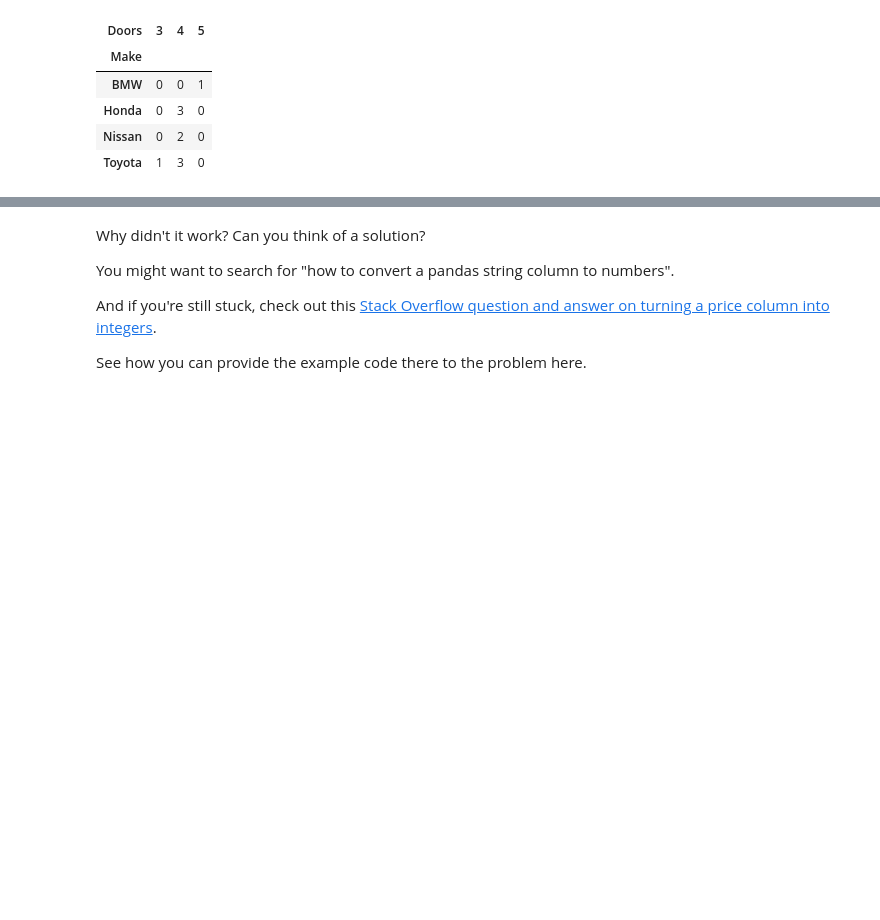
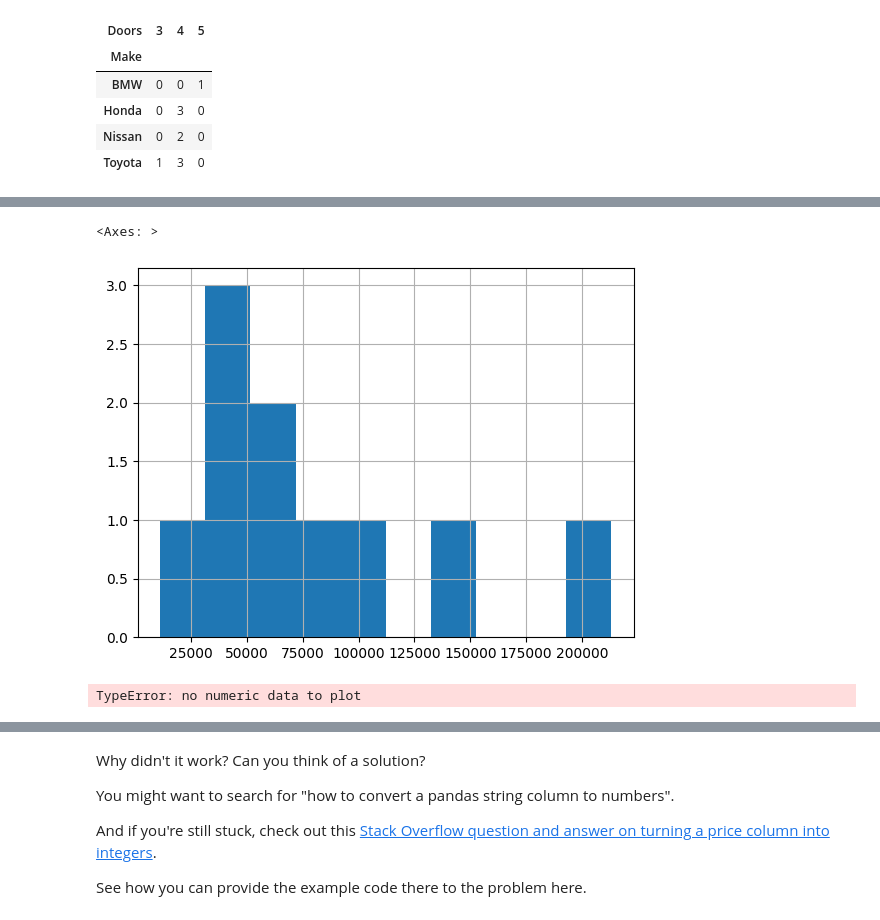
Before and after one commit to olivertepper/ML, a Jupyter notebook: section-2-data-science-and-ml-tools/pandas-exercises.ipynb, the cells around one changed output, grey strips where cells are left out. Cells and saved outputs as stored; diff of their text form; code cells hidden in the pictures; blank space fills up the shorter version.

```diff
--- a/section-2-data-science-and-ml-tools/pandas-exercises.ipynb
+++ b/section-2-data-science-and-ml-tools/pandas-exercises.ipynb
@@ -245,4 +260,11 @@ pd.crosstab(car_sales["Make"], car_sales["Doors"])
 # %%
 # Create a histogram of the Odometer column using hist()
+car_sales["Odometer (KM)"].hist()
+# %% [output]
+<Axes: >
+[figure, added]
 # %%
 # Try to plot the Price column using plot()
+car_sales["Price"].plot()
+# %% [output]
+TypeError: no numeric data to plot
```
Also changed, not shown: parts of 24 cells of this notebook.
